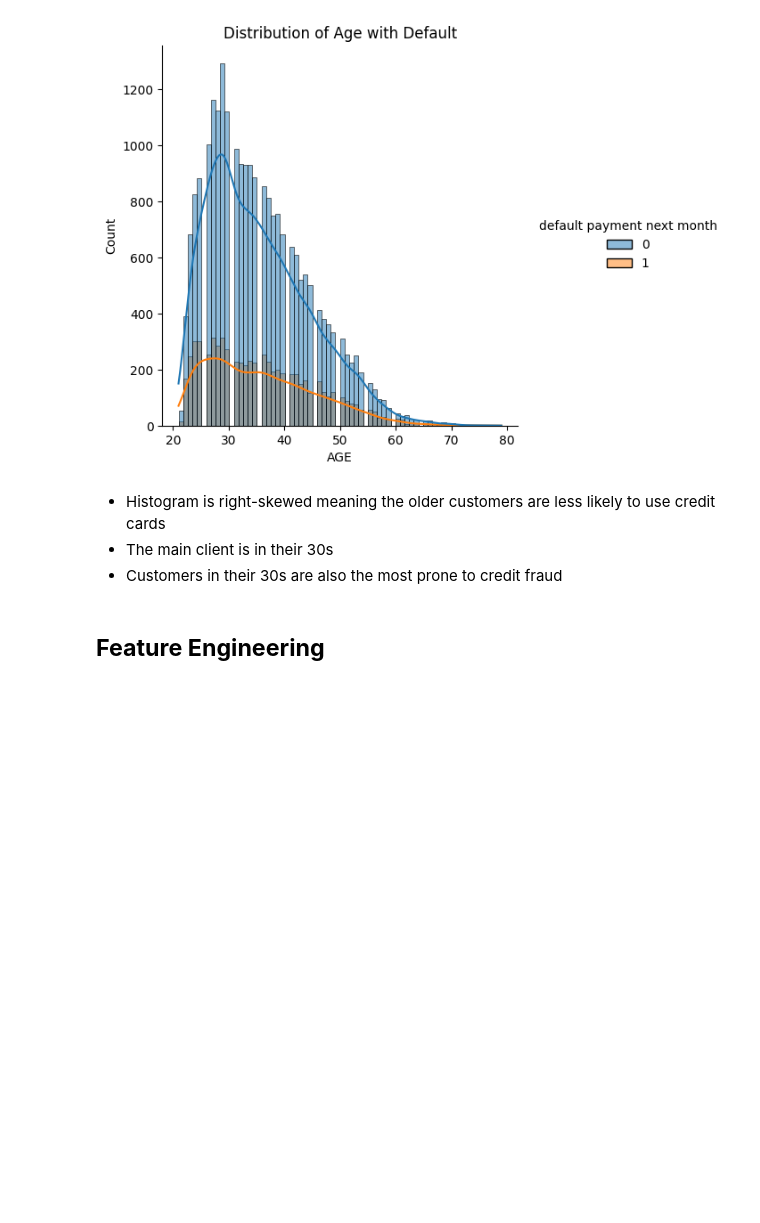
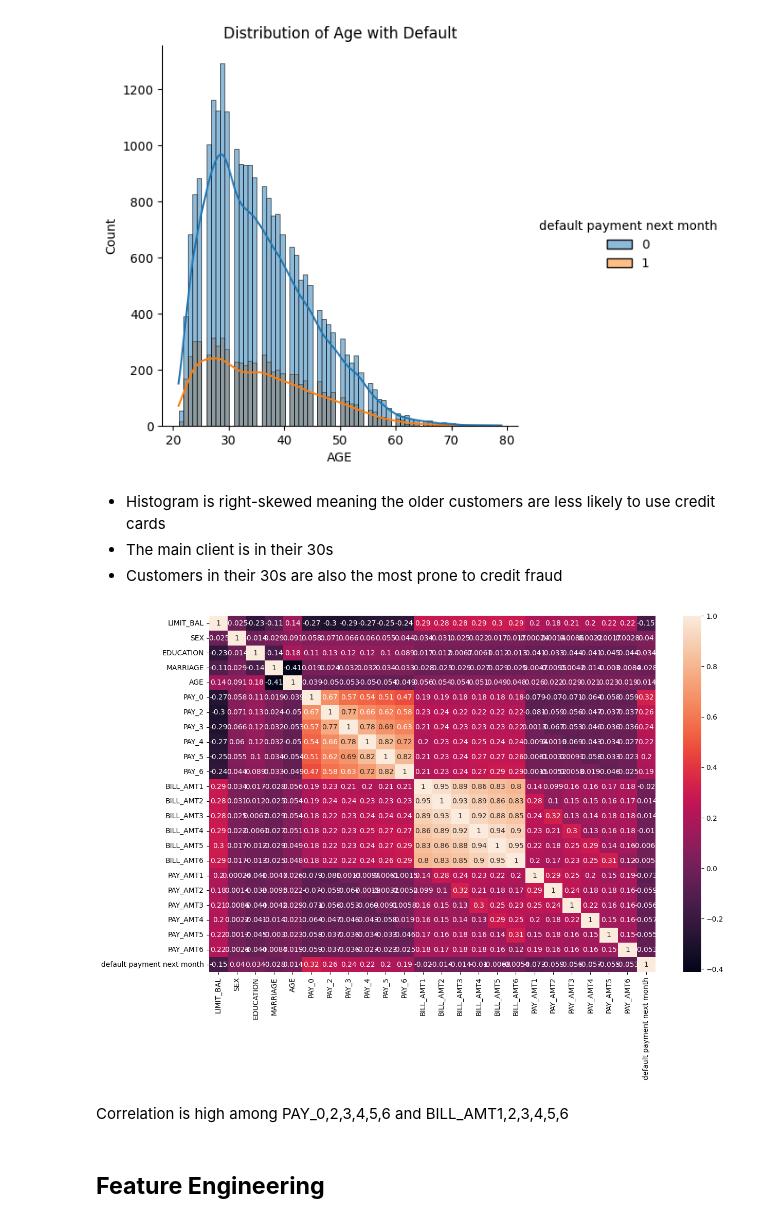
Before and after one commit to SaamarthMeston/Capstone-Project-3---Credit-card-default, a Jupyter notebook: Capston_project_3_(Credit_car_default_prediction).ipynb, the cells around one changed output. Saved outputs shown, nothing was run; the diff lists cells and outputs as text; code cells hidden in the pictures; blank space fills up the shorter version.

```diff
--- a/Capston_project_3_(Credit_car_default_prediction).ipynb
+++ b/Capston_project_3_(Credit_car_default_prediction).ipynb
@@ -328,6 +328,14 @@ plt.show()
 * Histogram is right-skewed meaning the older customers are less likely to use credit cards
 * The main client is in their 30s
 * Customers in their 30s are also the most prone to credit fraud
+# %%
+plt.figure(figsize = (14,9))
+sns.heatmap(Df.corr(), annot= True)
+plt.show()
+# %% [output]
+[figure, added]
+# %% [markdown]
+Correlation is high among PAY_0,2,3,4,5,6 and BILL_AMT1,2,3,4,5,6
 # %% [markdown]
 ## **Feature Engineering**
 # %% [markdown]
```
